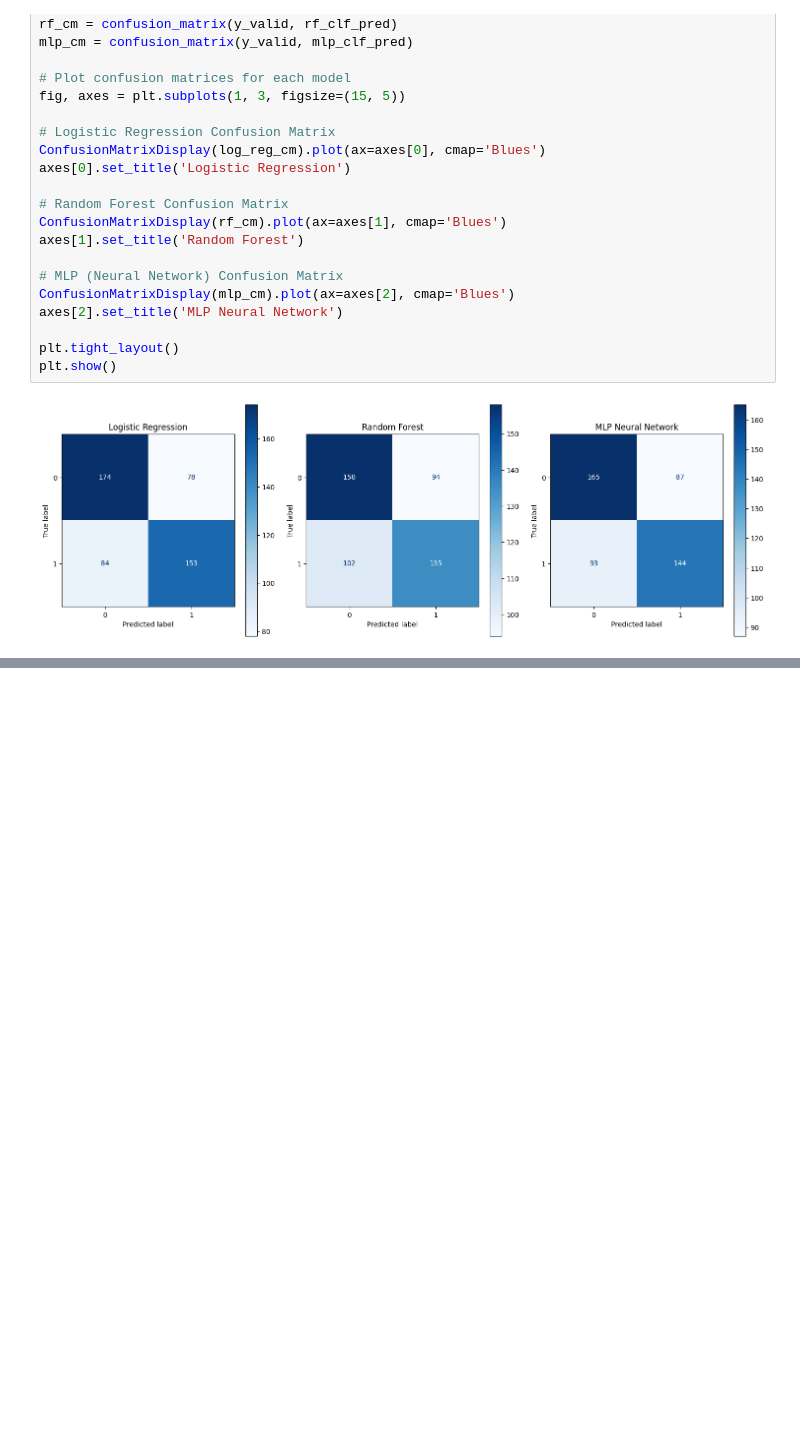
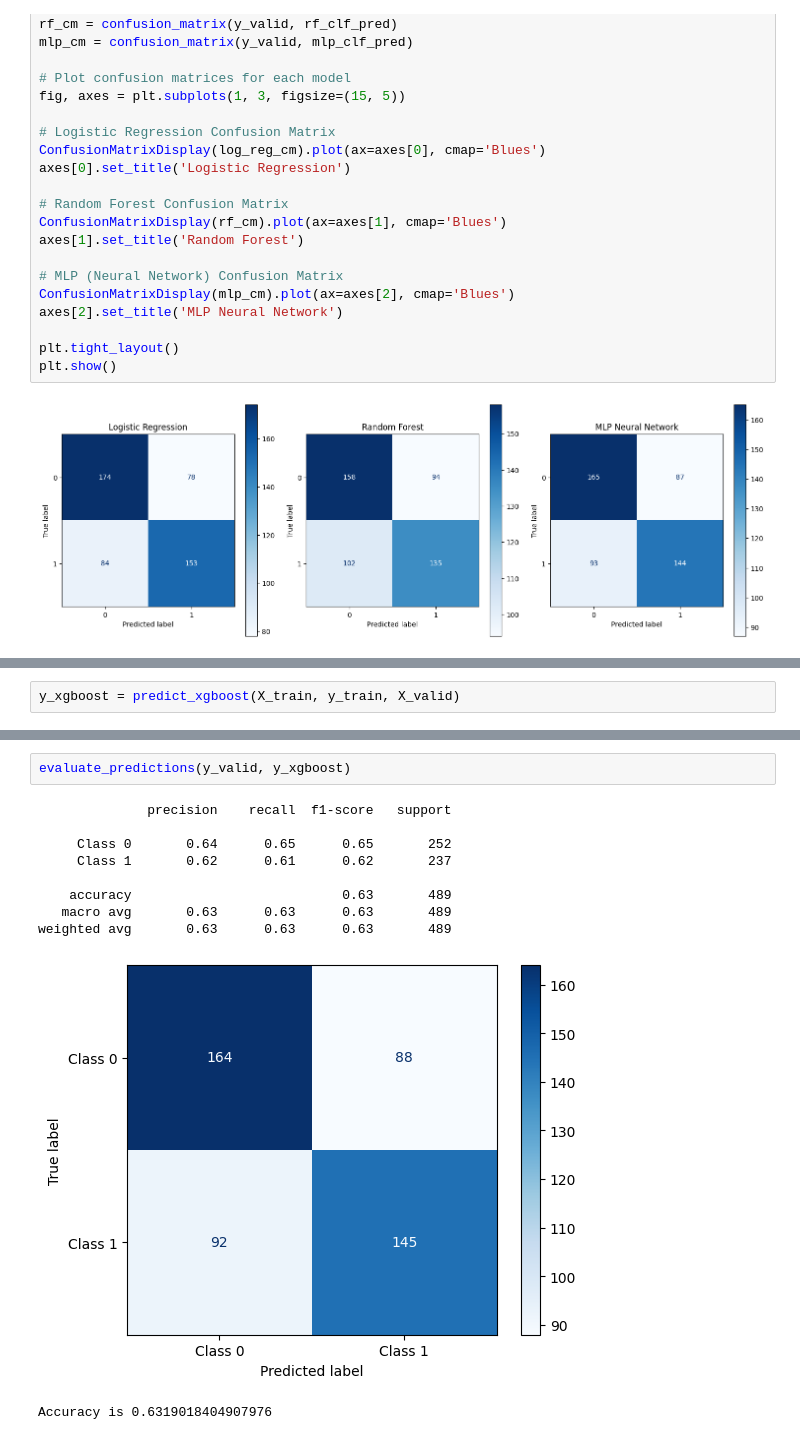
Before and after one commit to A-Rush-R/CS771-Mini-Project, a Jupyter notebook: text_seq/dataset3.ipynb, the cells around one changed output, grey strips where cells are left out. Drawn from its saved outputs; the diff is of its cells as text; blank space fills up the shorter version.

```diff
--- a/text_seq/dataset3.ipynb
+++ b/text_seq/dataset3.ipynb
@@ -127,0 +138,2 @@ plt.show()
+# %%
+y_xgboost = predict_xgboost(X_train, y_train, X_valid)
@@ -127,0 +144,13 @@ plt.show()
+# %%
+evaluate_predictions(y_valid, y_xgboost)
+# %% [output]
+              precision    recall  f1-score   support
+
+     Class 0       0.64      0.65      0.65       252
+     Class 1       0.62      0.61      0.62       237
+
+    accuracy                           0.63       489
+   macro avg       0.63      0.63      0.63       489
+weighted avg       0.63      0.63      0.63       489
+[figure, added]
+Accuracy is 0.6319018404907976
```
Also changed, not shown: parts of 9 cells of this notebook.
